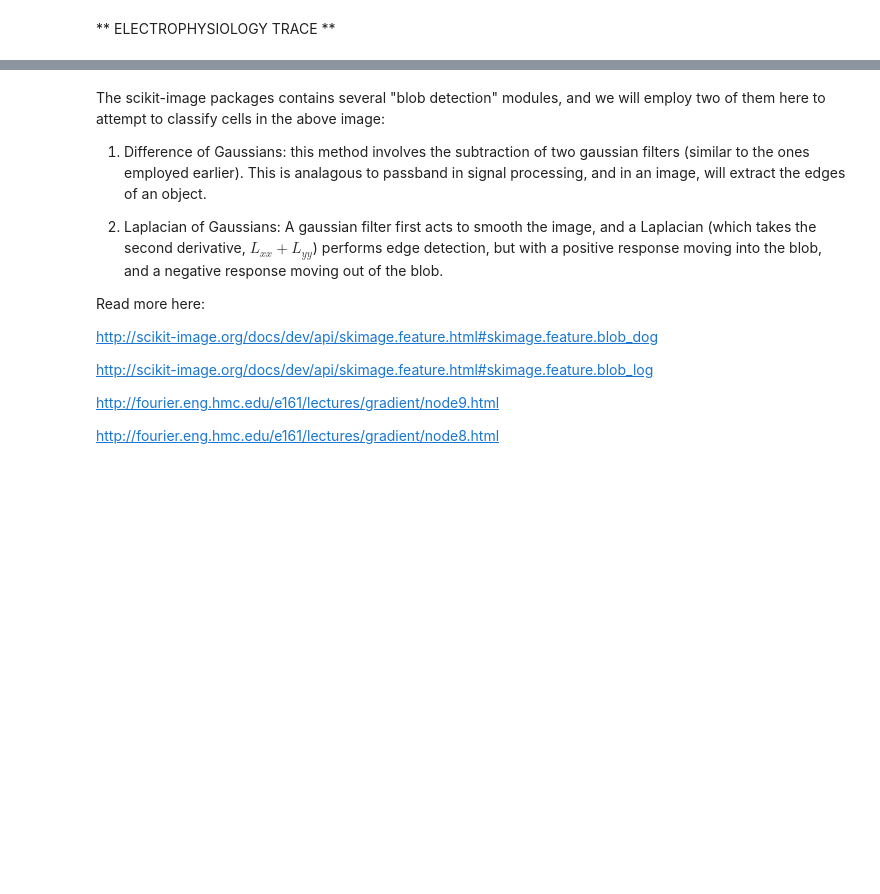
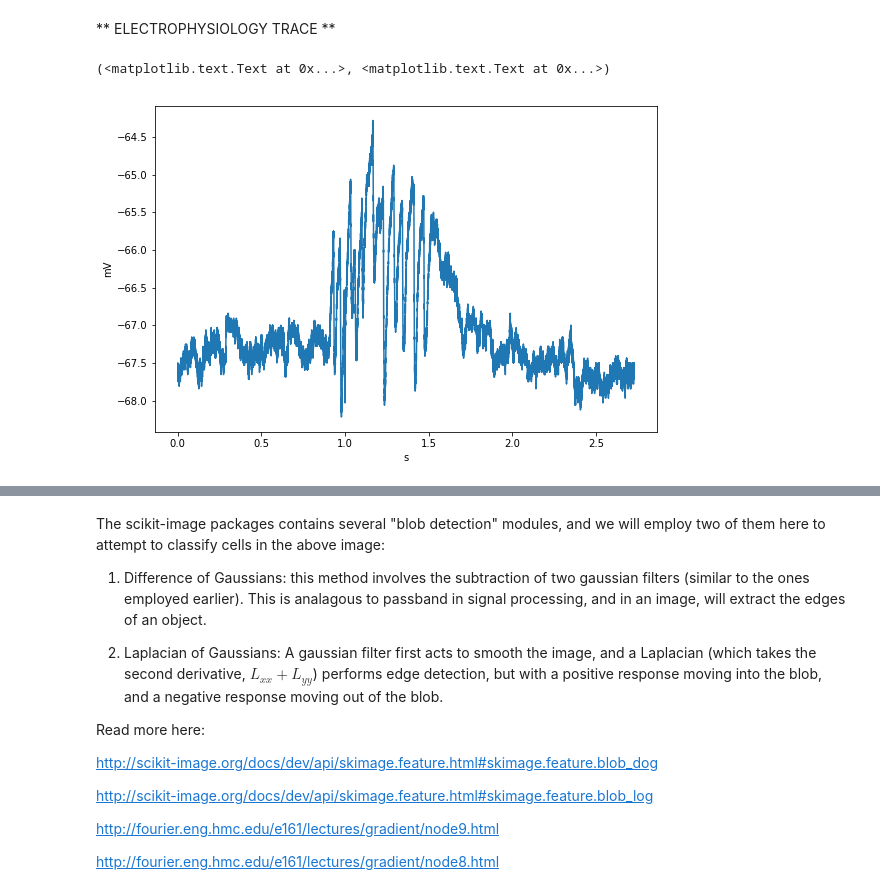
Before and after one commit to acbosma/SciPy_Tutorial, a Jupyter notebook: SciPy_Tutorial.ipynb, the cells around one changed output, grey strips where cells are left out. Saved outputs shown, nothing was run; the diff lists cells and outputs as text; code cells hidden in the pictures; blank space fills up the shorter version.

```diff
--- a/SciPy_Tutorial.ipynb
+++ b/SciPy_Tutorial.ipynb
@@ -481,19 +501,23 @@ ax.legend();
 # %% [markdown]
 ** ELECTROPHYSIOLOGY TRACE **
 # %%
+pylab.rcParams['figure.figsize'] = (9, 6)
 # Let's load up a slightly more complicated signal
 # This trace has both synaptic events and background depolarization due to an optogenetic stimulation
 
 with h5py.File('sweeps.h5', 'r') as f:
     electrode_2 = np.array(f['acquisition/timeseries/data_00000/electrode_2'])
     electrode_2_unit = f['acquisition/timeseries/data_00000/electrode_2'].attrs['unit']
     time = np.array(f['acquisition/timeseries/data_00000/time'])
     time_unit = f['acquisition/timeseries/data_00000/time'].attrs['unit']
 
 fig = plt.figure()
 ax = fig.add_subplot(111)
 ax.plot(time, electrode_2)
 ax.set_xlabel(time_unit), ax.set_ylabel(electrode_2_unit)
+# %% [output]
+(<matplotlib.text.Text at 0x...>, <matplotlib.text.Text at 0x...>)
+[figure, added]
 # %%
 ################ EXERCISE ###############
 # Here are some tools
```
Also changed, not shown: parts of 19 cells of this notebook, 1 other file.
